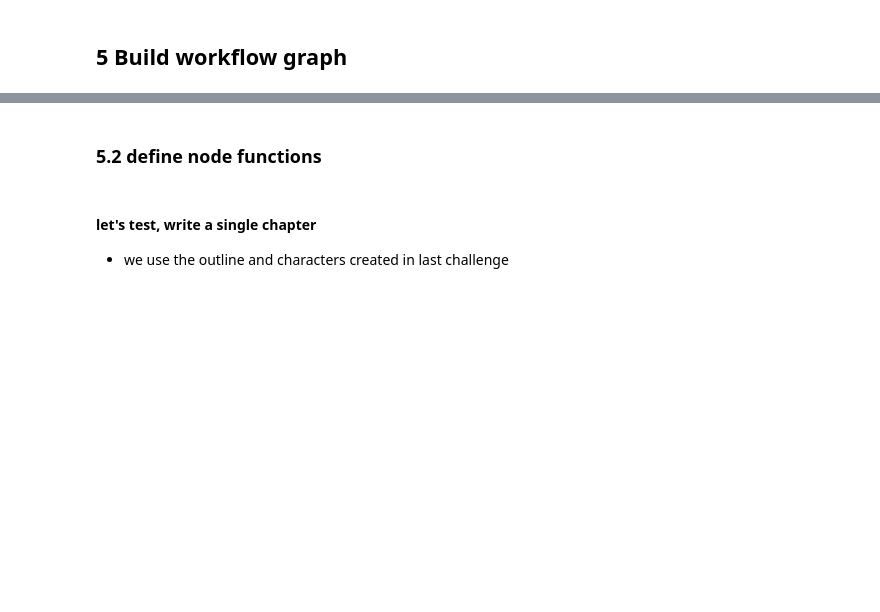
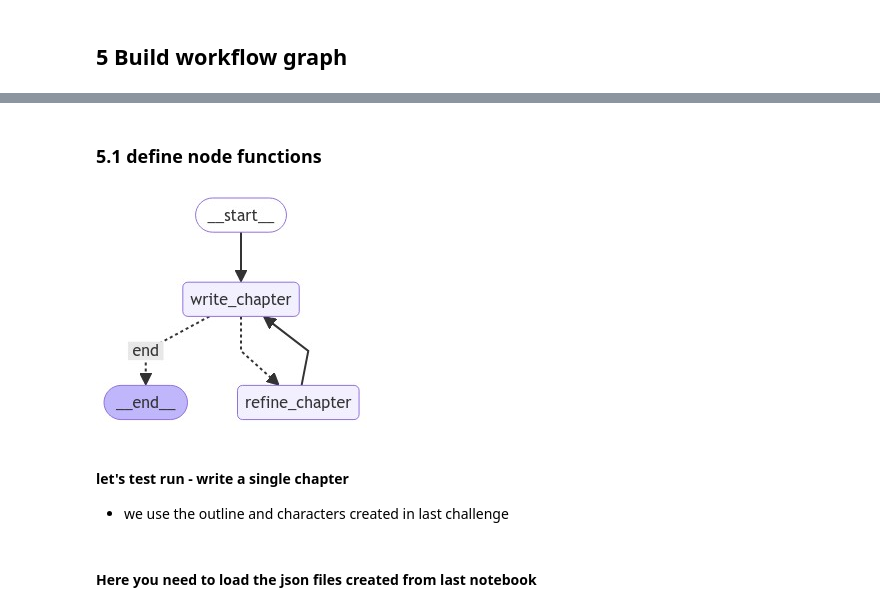
Before and after one commit to xiehust/multi_agents_jam, a Jupyter notebook: demo_2/book_writing_02.ipynb, the cells around one changed output, grey strips where cells are left out. Cells and saved outputs as stored; diff of their text form; code cells hidden in the pictures; blank space fills up the shorter version.

```diff
--- a/demo_2/book_writing_02.ipynb
+++ b/demo_2/book_writing_02.ipynb
@@ -363,16 +164,20 @@ review_chapter_prompt = ChatPromptTemplate.from_messages(
-# %%
-from langgraph.graph import StateGraph, END
-import operator
-from typing import Annotated, Sequence,Dict,Optional,Any,TypedDict
-
-class AgentState(TypedDict):
-    messages: Annotated[Sequence[BaseMessage], operator.add]
-    env_var: Optional[Annotated[Dict[str, Any], operator.ior]]
 # %% [markdown]
-### 5.2 define node functions
+### 5.1 define node functions
 # %%
+from story_agents.graph_utils import AgentState, retry_call,get_final_state_env_var
+from langgraph.graph import StateGraph, END
 
 async def write_chapter(state: AgentState):
+    """
+    write chapter based on given outline and characters
+
+    Args:
+        state (AgentState): The current state
+
+    Returns:
+         dict: The updated state
+    """
+
     messages = state["messages"]
     name = 'cartoonist'
     messages = swap_roles(messages,name)
@@ -395,6 +200,16 @@ async def write_chapter(state: AgentState):
         return {"messages":[AIMessage(name=name, content="Let's end the coversation")],"env_var":{**env_var}}
 # %%
 async def refine_chapter(state: AgentState):
+    """
+    refine chapter based on given outline
+
+    Args:
+        state (AgentState): The current state
+
+    Returns:
+         dict: The updated state
+    """
+
     messages = state["messages"]
     name = "editor"
     messages = swap_roles(messages,name)
@@ -403,7 +218,7 @@ async def refine_chapter(state: AgentState):
     outline = env_var['outline']
     assert not outline == None
     messages = reconstruct_to_claude_messages(messages)
-    refine_chapter_chain = refine_chapter_prompt | llm | StrOutputParser()
+    refine_chapter_chain = review_chapter_prompt | llm | StrOutputParser()
     # suggestion = await refine_chapter_chain.ainvoke({"outline":outline,"messages":messages})
     suggestion = await retry_call(refine_chapter_chain,{"outline":outline.json(),"messages":messages})
     formatted_message = AIMessage(name=name, content=suggestion)
@@ -437,6 +252,12 @@ write_graph.add_conditional_edges("write_chapter",
                                       "refine_chapter":"refine_chapter"
                                   })
 write_workflow = write_graph.compile()
+# %%
+from IPython.display import Image
+
+Image(write_workflow.get_graph().draw_mermaid_png())
+# %% [output]
+[figure, added]
 # %% [markdown]
-#### let's test, write a single chapter
+#### let's test run - write a single chapter
 - we use the outline and characters created in last challenge
@@ -443 +266,3 @@ write_workflow = write_graph.compile()
+# %% [markdown]
+#### Here you need to load the json files created from last notebook
 # %%
```
Also changed, not shown: parts of 35 cells of this notebook, 17 other files.
